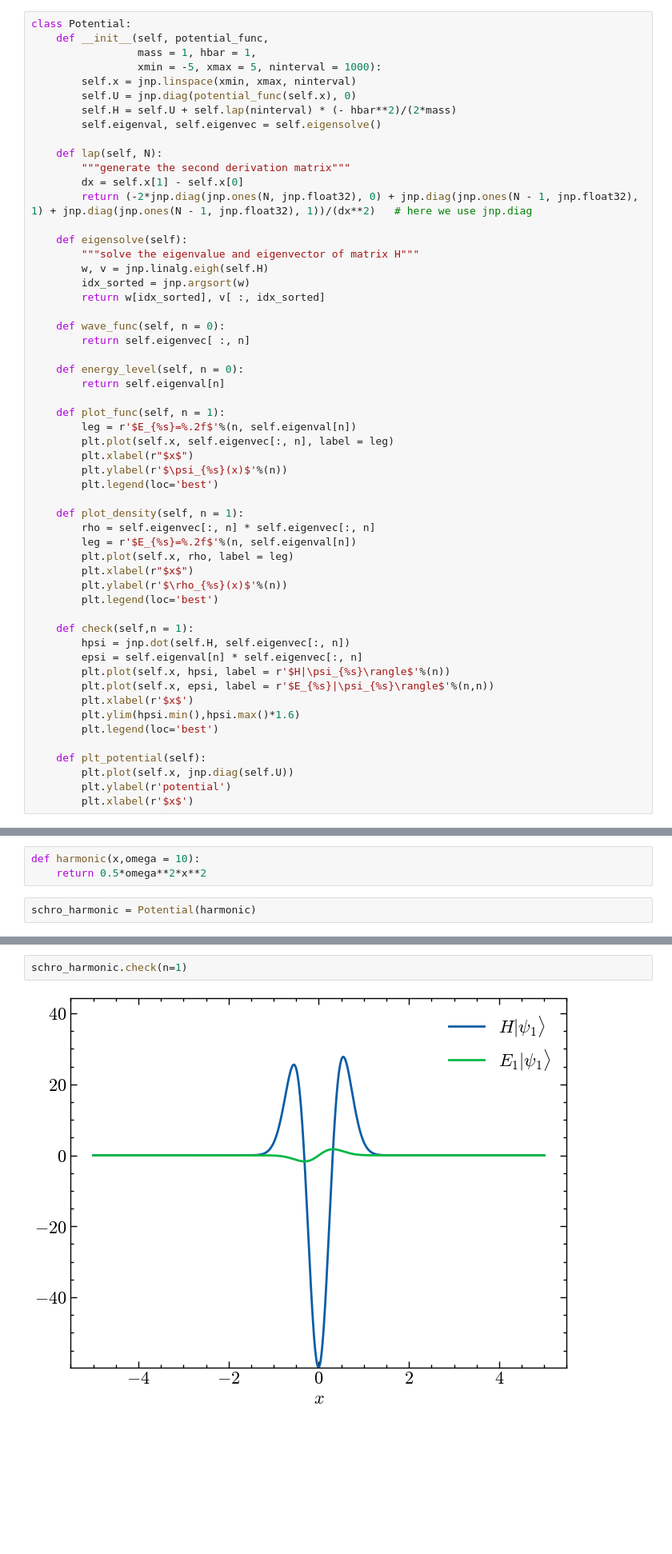
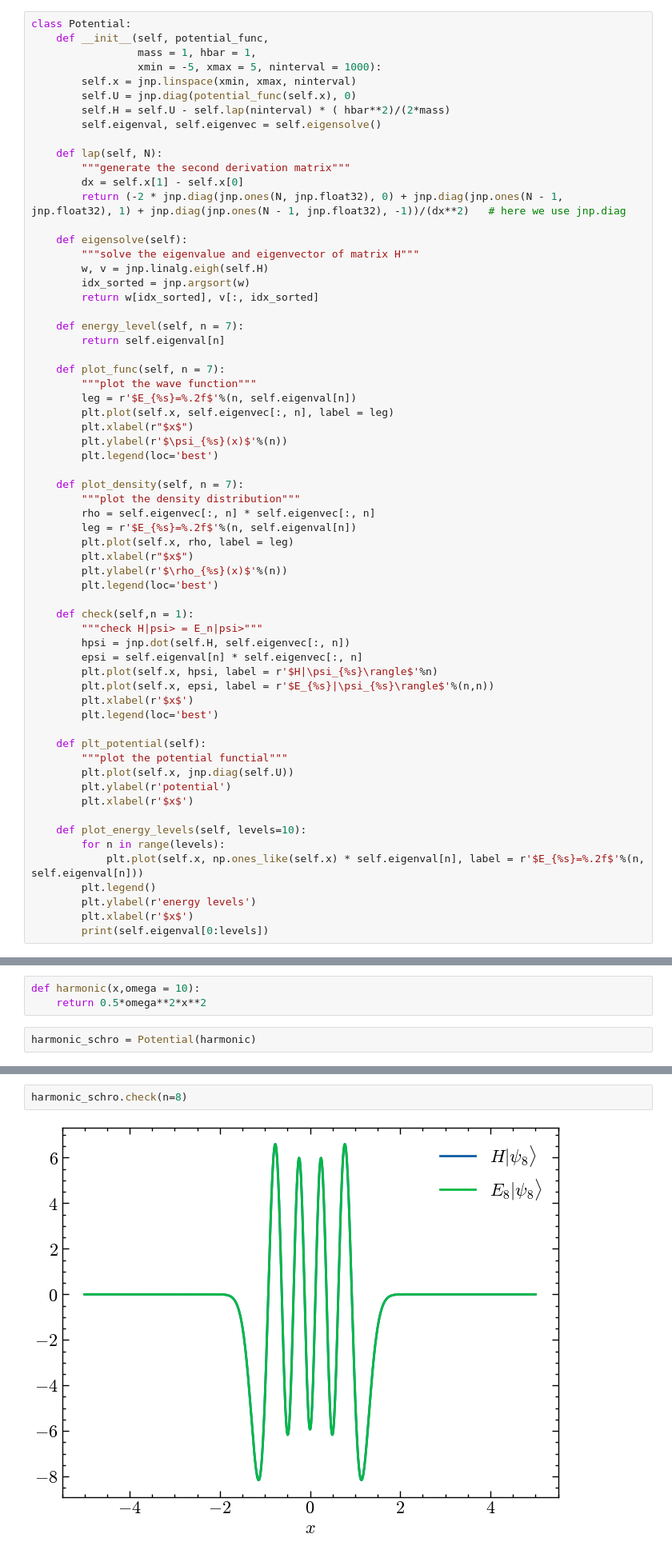
Before and after one commit to BorealisH/1dscheq, a Jupyter notebook: 1dse.ipynb, the cells around one changed output, grey strips where cells are left out. Shown at 80% size. Drawn from its saved outputs; the diff is of its cells as text; blank space fills up the shorter version.

```diff
--- a/1dse.ipynb
+++ b/1dse.ipynb
@@ -110,34 +113,33 @@ class Potential:
                  xmin = -5, xmax = 5, ninterval = 1000):
         self.x = jnp.linspace(xmin, xmax, ninterval)
         self.U = jnp.diag(potential_func(self.x), 0)
-        self.H = self.U + self.lap(ninterval) * (- hbar**2)/(2*mass)
+        self.H = self.U - self.lap(ninterval) * ( hbar**2)/(2*mass)
         self.eigenval, self.eigenvec = self.eigensolve()
 
     def lap(self, N):
         """generate the second derivation matrix"""
         dx = self.x[1] - self.x[0]
-        return (-2*jnp.diag(jnp.ones(N, jnp.float32), 0) + jnp.diag(jnp.ones(N - 1, jnp.float32), 1) + jnp.diag(jnp.ones(N - 1, jnp.float32), 1))/(dx**2)   # here we use jnp.diag
+        return (-2 * jnp.diag(jnp.ones(N, jnp.float32), 0) + jnp.diag(jnp.ones(N - 1, jnp.float32), 1) + jnp.diag(jnp.ones(N - 1, jnp.float32), -1))/(dx**2)   # here we use jnp.diag
 
     def eigensolve(self):
         """solve the eigenvalue and eigenvector of matrix H"""
         w, v = jnp.linalg.eigh(self.H)
         idx_sorted = jnp.argsort(w)
-        return w[idx_sorted], v[ :, idx_sorted]
+        return w[idx_sorted], v[:, idx_sorted]
 
-    def wave_func(self, n = 0):
-        return self.eigenvec[ :, n]
-
-    def energy_level(self, n = 0):
+    def energy_level(self, n = 7):
         return self.eigenval[n]
 
-    def plot_func(self, n = 1):
+    def plot_func(self, n = 7):
+        """plot the wave function"""
         leg = r'$E_{%s}=%.2f$'%(n, self.eigenval[n])
         plt.plot(self.x, self.eigenvec[:, n], label = leg)
         plt.xlabel(r"$x$")
         plt.ylabel(r'$\psi_{%s}(x)$'%(n))
         plt.legend(loc='best')
 
-    def plot_density(self, n = 1):
+    def plot_density(self, n = 7):
+        """plot the density distribution"""
         rho = self.eigenvec[:, n] * self.eigenvec[:, n]
         leg = r'$E_{%s}=%.2f$'%(n, self.eigenval[n])
         plt.plot(self.x, rho, label = leg)
@@ -146,23 +148,32 @@ class Potential:
         plt.legend(loc='best')
 
     def check(self,n = 1):
+        """check H|psi> = E_n|psi>"""
         hpsi = jnp.dot(self.H, self.eigenvec[:, n])
         epsi = self.eigenval[n] * self.eigenvec[:, n]
-        plt.plot(self.x, hpsi, label = r'$H|\psi_{%s}\rangle$'%(n))
+        plt.plot(self.x, hpsi, label = r'$H|\psi_{%s}\rangle$'%n)
         plt.plot(self.x, epsi, label = r'$E_{%s}|\psi_{%s}\rangle$'%(n,n))
         plt.xlabel(r'$x$')
-        plt.ylim(hpsi.min(),hpsi.max()*1.6)
         plt.legend(loc='best')
 
     def plt_potential(self):
+        """plot the potential functial"""
         plt.plot(self.x, jnp.diag(self.U))
         plt.ylabel(r'potential')
         plt.xlabel(r'$x$')
+
+    def plot_energy_levels(self, levels=10):
+        for n in range(levels):
+            plt.plot(self.x, np.ones_like(self.x) * self.eigenval[n], label = r'$E_{%s}=%.2f$'%(n, self.eigenval[n]))
+        plt.legend()
+        plt.ylabel(r'energy levels')
+        plt.xlabel(r'$x$')
+        print(self.eigenval[0:levels])
 # %% [markdown]
 #### Harmonic potential $V(x) = \frac{1}{2}m \omega^{2}x^{2}$
 # %%
 def harmonic(x,omega = 10):
     return 0.5*omega**2*x**2
 # %%
-schro_harmonic = Potential(harmonic)
+harmonic_schro = Potential(harmonic)
 # %%
@@ -180,4 +194,4 @@ schro_harmonic.plot_func(7)
 # %%
-schro_harmonic.check(n=1)
+harmonic_schro.check(n=8)
 # %% [output]
-[figure, old version]
+[figure, new version]
```
Also changed, not shown: parts of 24 cells of this notebook.
